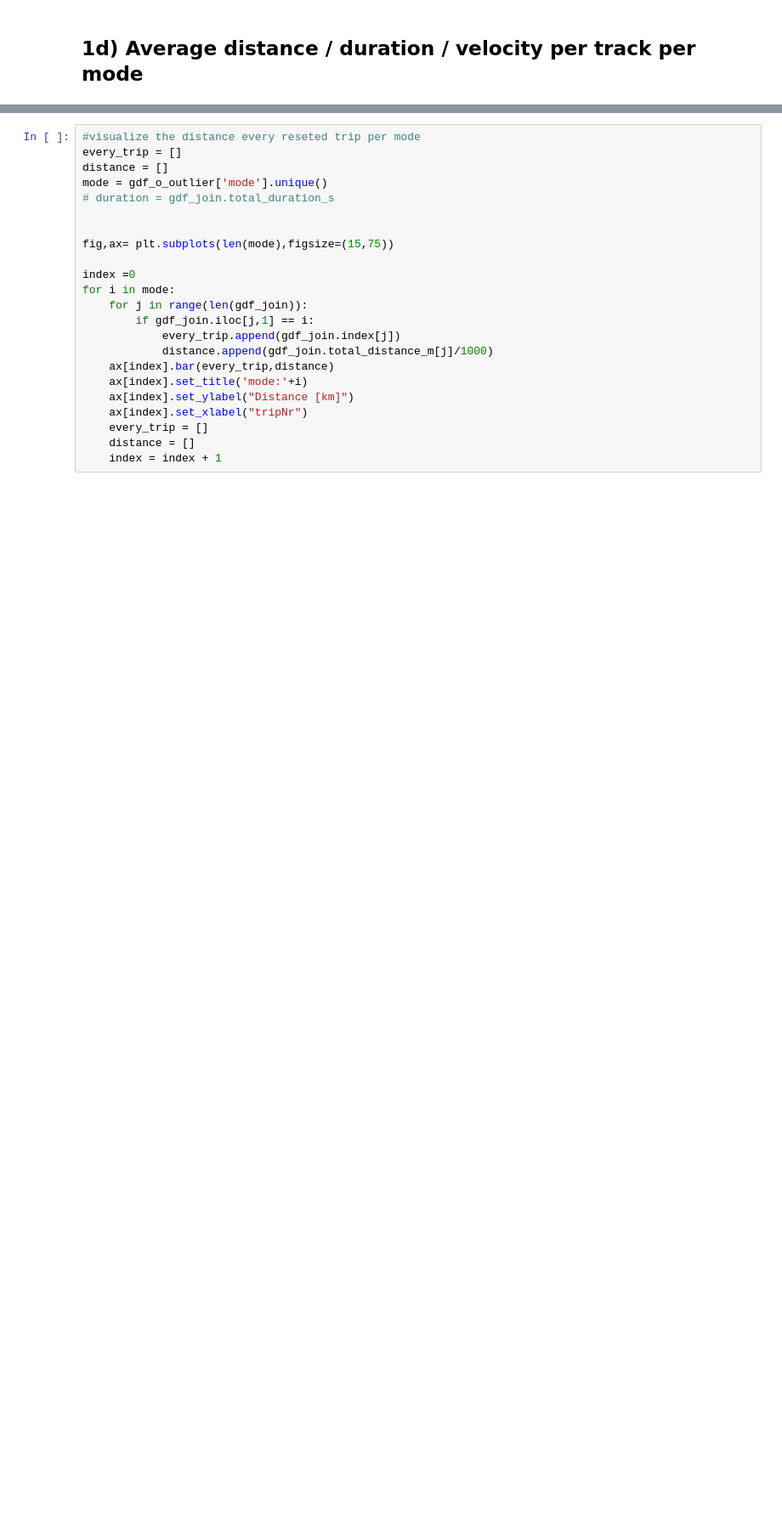
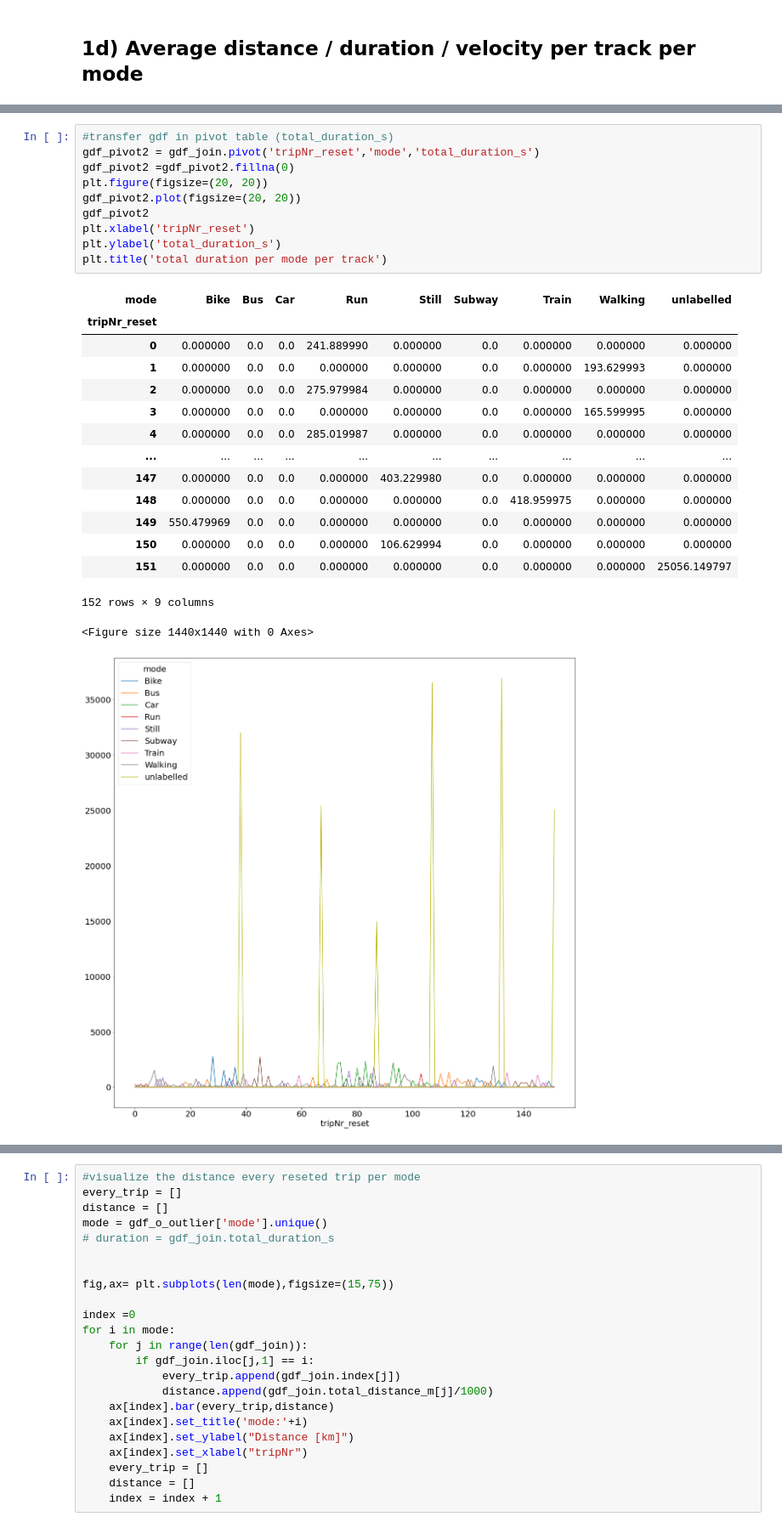
Before and after one commit to Eisoc/MDA0208, a Jupyter notebook: Visualization_I_Xiongzun.ipynb, the cells around one changed output, grey strips where cells are left out. Shown at 85% size. Drawn from its saved outputs; the diff is of its cells as text; blank space fills up the shorter version.

```diff
--- a/Visualization_I_Xiongzun.ipynb
+++ b/Visualization_I_Xiongzun.ipynb
@@ -296,0 +298,27 @@ Average distance / duration / velocity per track per mode:
+# %%
+#transfer gdf in pivot table (total_duration_s)
+gdf_pivot2 = gdf_join.pivot('tripNr_reset','mode','total_duration_s')
+gdf_pivot2 =gdf_pivot2.fillna(0)
+plt.figure(figsize=(20, 20))
+gdf_pivot2.plot(figsize=(20, 20))
+gdf_pivot2
+plt.xlabel('tripNr_reset')
+plt.ylabel('total_duration_s')
+plt.title('total duration per mode per track')
+# %% [output]
+| mode | Bike | Bus | Car | Run | Still | Subway | Train | Walking | unlabelled |
+| tripNr_reset |  |  |  |  |  |  |  |  |  |
+| 0 | 0.000000 | 0.0 | 0.0 | 241.889990 | 0.000000 | 0.0 | 0.000000 | 0.000000 | 0.000000 |
+| 1 | 0.000000 | 0.0 | 0.0 | 0.000000 | 0.000000 | 0.0 | 0.000000 | 193.629993 | 0.000000 |
+| 2 | 0.000000 | 0.0 | 0.0 | 275.979984 | 0.000000 | 0.0 | 0.000000 | 0.000000 | 0.000000 |
+| 3 | 0.000000 | 0.0 | 0.0 | 0.000000 | 0.000000 | 0.0 | 0.000000 | 165.599995 | 0.000000 |
+| 4 | 0.000000 | 0.0 | 0.0 | 285.019987 | 0.000000 | 0.0 | 0.000000 | 0.000000 | 0.000000 |
+| ... | ... | ... | ... | ... | ... | ... | ... | ... | ... |
+| 147 | 0.000000 | 0.0 | 0.0 | 0.000000 | 403.229980 | 0.0 | 0.000000 | 0.000000 | 0.000000 |
+| 148 | 0.000000 | 0.0 | 0.0 | 0.000000 | 0.000000 | 0.0 | 418.959975 | 0.000000 | 0.000000 |
+| 149 | 550.479969 | 0.0 | 0.0 | 0.000000 | 0.000000 | 0.0 | 0.000000 | 0.000000 | 0.000000 |
+| 150 | 0.000000 | 0.0 | 0.0 | 0.000000 | 106.629994 | 0.0 | 0.000000 | 0.000000 | 0.000000 |
+| 151 | 0.000000 | 0.0 | 0.0 | 0.000000 | 0.000000 | 0.0 | 0.000000 | 0.000000 | 25056.149797 |
+152 rows × 9 columns
+<Figure size 1440x1440 with 0 Axes>
+[figure, added]
```
Also changed, not shown: parts of 7 cells of this notebook.
